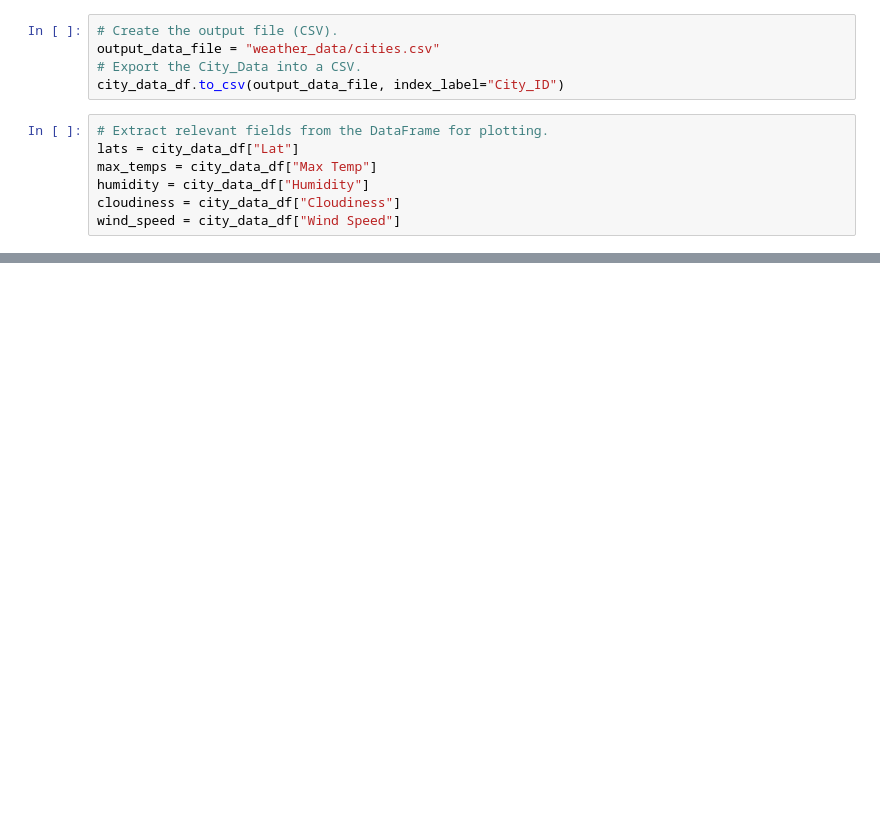
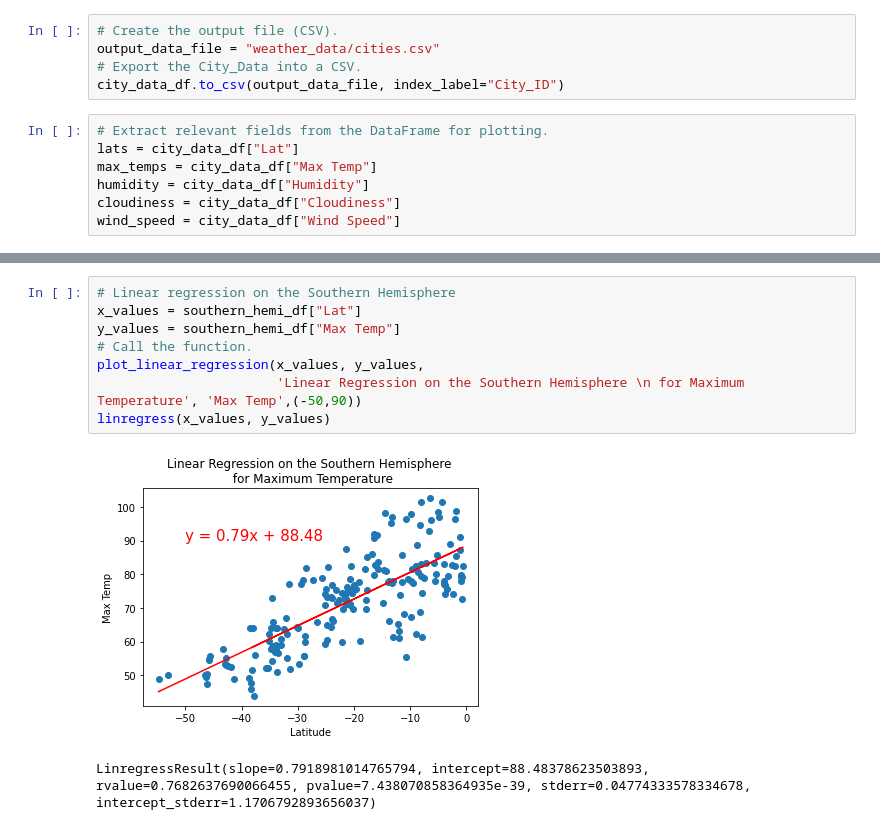
Before and after one commit to jo313y/World_Weather_Analysis, a Jupyter notebook: WeatherPy.ipynb, the cells around one changed output, grey strips where cells are left out. Drawn from its saved outputs; the diff is of its cells as text; blank space fills up the shorter version.

```diff
--- a/WeatherPy.ipynb
+++ b/WeatherPy.ipynb
@@ -246,0 +300,11 @@ plt.show()
+# %%
+# Linear regression on the Southern Hemisphere
+x_values = southern_hemi_df["Lat"]
+y_values = southern_hemi_df["Max Temp"]
+# Call the function.
+plot_linear_regression(x_values, y_values,
+                       'Linear Regression on the Southern Hemisphere \n for Maximum Temperature', 'Max Temp',(-50,90))
+linregress(x_values, y_values)
+# %% [output]
+[figure, added]
+LinregressResult(slope=0.7918981014765794, intercept=88.48378623503893, rvalue=0.7682637690066455, pvalue=7.438070858364935e-39, stderr=0.04774333578334678, intercept_stderr=1.1706792893656037)
```
Also changed, not shown: parts of 19 cells of this notebook.
